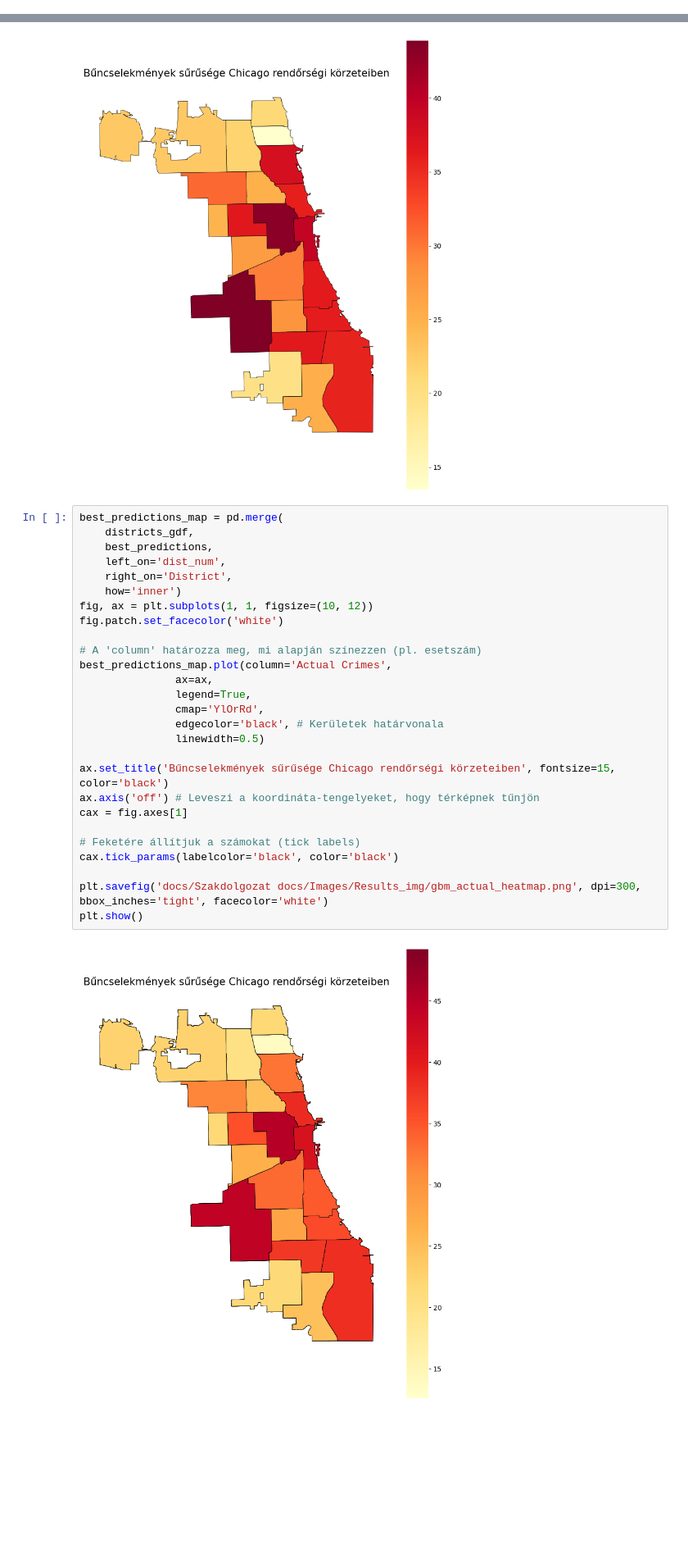
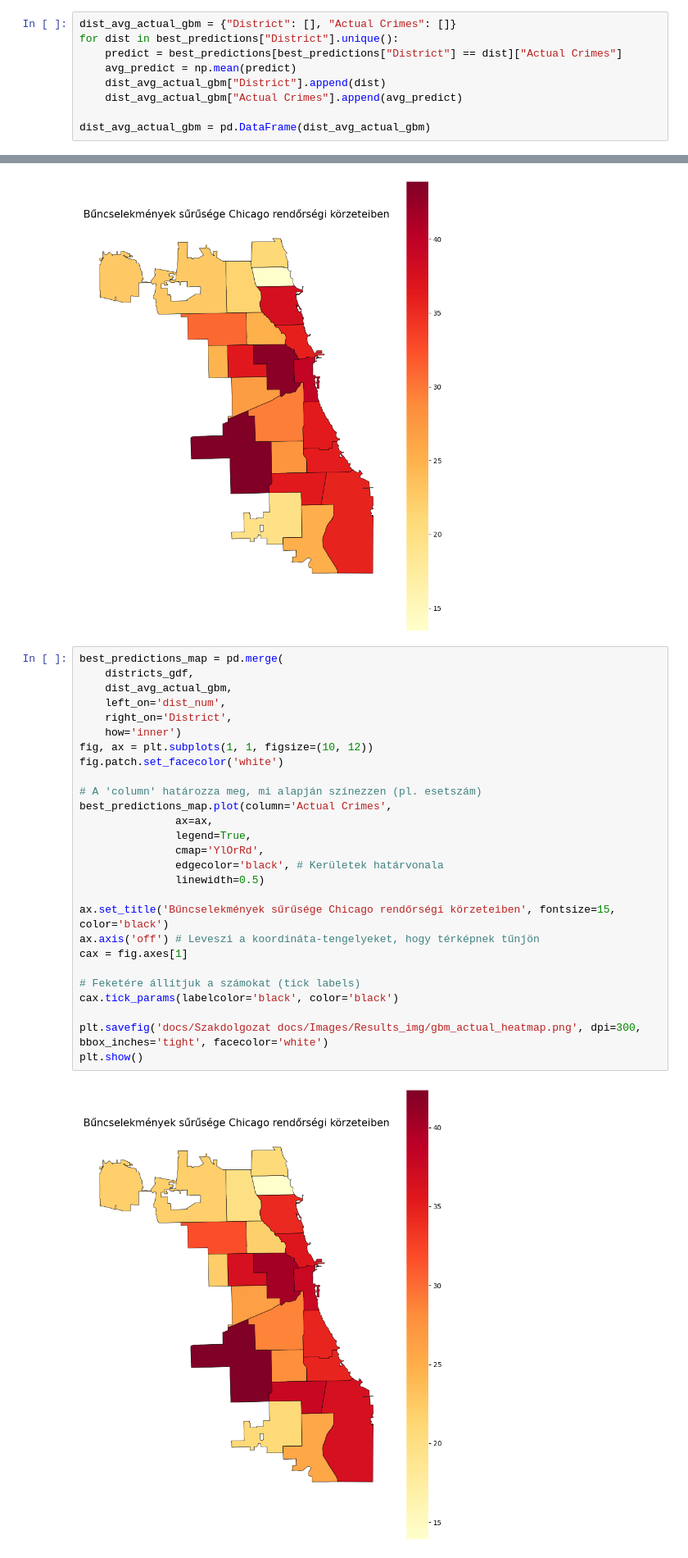
Before and after one commit to enikogyorfi/Szakdolgozat, a Jupyter notebook: Geometriai Brown mozgas.ipynb, the cells around one changed output, grey strips where cells are left out. Shown at 82% size. Drawn from its saved outputs; the diff is of its cells as text; blank space fills up the shorter version.

```diff
--- a/Geometriai Brown mozgas.ipynb
+++ b/Geometriai Brown mozgas.ipynb
@@ -445,6 +445,15 @@ for dist in best_predictions["District"].unique():
     dist_avg_predict_gbm["Predicted"].append(avg_predict)
 
 dist_avg_predict_gbm = pd.DataFrame(dist_avg_predict_gbm)
+# %%
+dist_avg_actual_gbm = {"District": [], "Actual Crimes": []}
+for dist in best_predictions["District"].unique():
+    predict = best_predictions[best_predictions["District"] == dist]["Actual Crimes"]
+    avg_predict = np.mean(predict)
+    dist_avg_actual_gbm["District"].append(dist)
+    dist_avg_actual_gbm["Actual Crimes"].append(avg_predict)
+
+dist_avg_actual_gbm = pd.DataFrame(dist_avg_actual_gbm)
 # %%
 best_predictions_map = pd.merge(
     districts_gdf,
@@ -477,32 +486,32 @@ plt.show()
 # %%
 best_predictions_map = pd.merge(
     districts_gdf,
-    best_predictions,
+    dist_avg_actual_gbm,
     left_on='dist_num',
     right_on='District',
     how='inner')
 fig, ax = plt.subplots(1, 1, figsize=(10, 12))
 fig.patch.set_facecolor('white')
 
 # A 'column' határozza meg, mi alapján színezzen (pl. esetszám)
 best_predictions_map.plot(column='Actual Crimes',
                ax=ax,
                legend=True,
                cmap='YlOrRd',
                edgecolor='black', # Kerületek határvonala
                linewidth=0.5)
 
 ax.set_title('Bűncselekmények sűrűsége Chicago rendőrségi körzeteiben', fontsize=15, color='black')
 ax.axis('off') # Leveszi a koordináta-tengelyeket, hogy térképnek tűnjön
 cax = fig.axes[1]
 
 # Feketére állítjuk a számokat (tick labels)
 cax.tick_params(labelcolor='black', color='black')
 
 plt.savefig('docs/Szakdolgozat docs/Images/Results_img/gbm_actual_heatmap.png', dpi=300, bbox_inches='tight', facecolor='white')
 plt.show()
 # %% [output]
-[figure, old version]
+[figure, new version]
 # %%
 best_predictions_map = pd.merge(
     districts_gdf,
```
Also changed, not shown: parts of 1 cell of this notebook, 3 other files.
